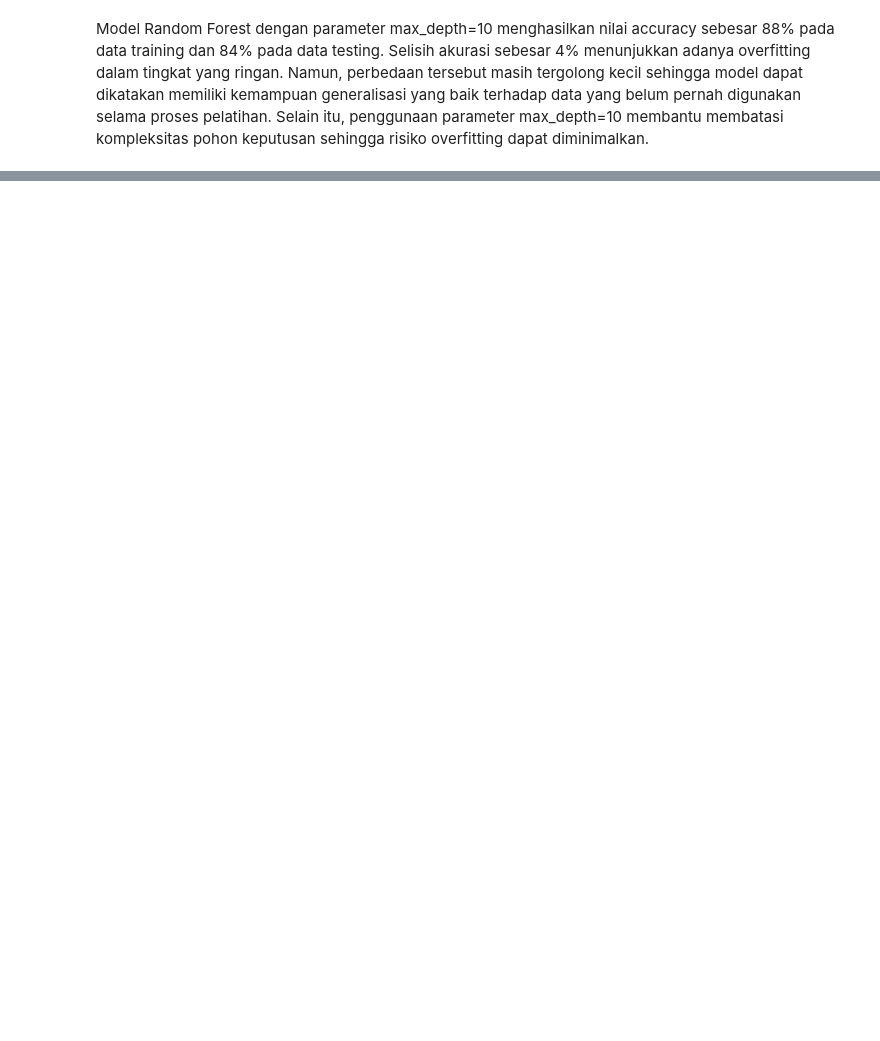
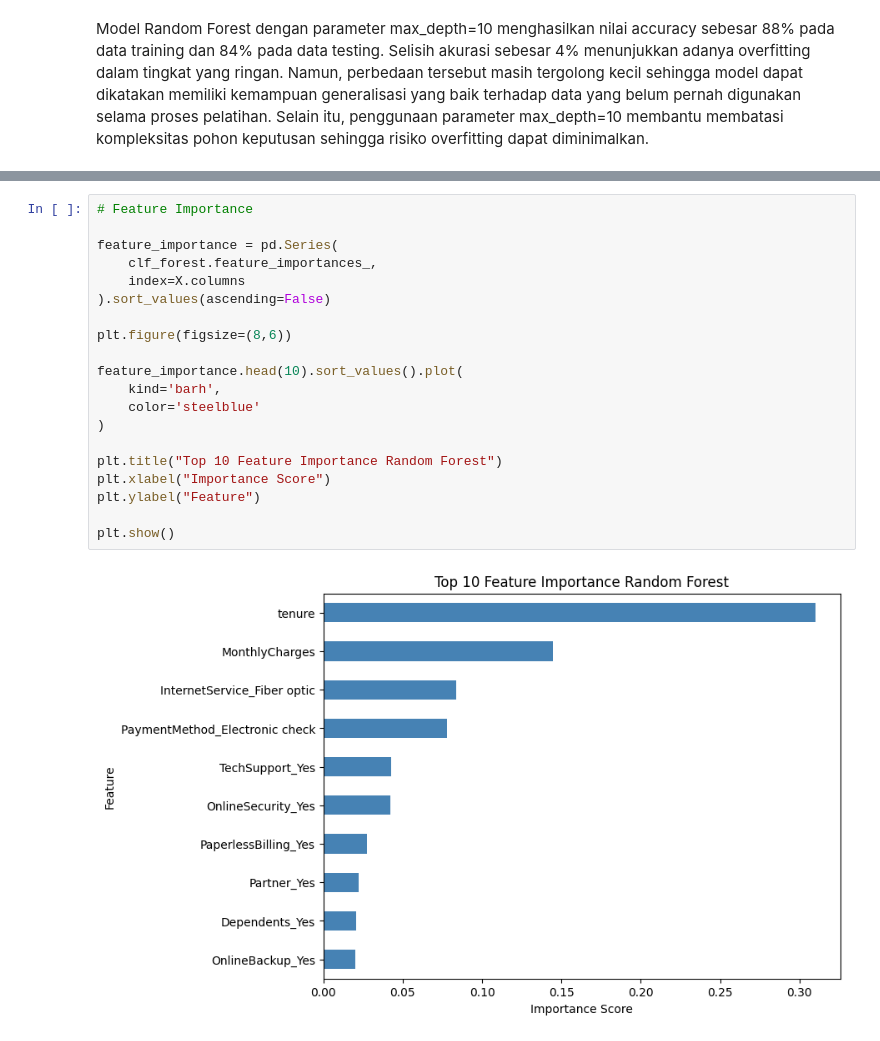
Before and after one commit to najlaalsy/data-mining-project, a Jupyter notebook: rf_git.ipynb, the cells around one changed output, grey strips where cells are left out. Drawn from its saved outputs; the diff is of its cells as text; blank space fills up the shorter version.

```diff
--- a/rf_git.ipynb
+++ b/rf_git.ipynb
@@ -574 +587,23 @@ print(classification_report(y_test, pred_test))
 weighted avg       0.85      0.84      0.84      2070
+# %%
+# Feature Importance
+
+feature_importance = pd.Series(
+    clf_forest.feature_importances_,
+    index=X.columns
+).sort_values(ascending=False)
+
+plt.figure(figsize=(8,6))
+
+feature_importance.head(10).sort_values().plot(
+    kind='barh',
+    color='steelblue'
+)
+
+plt.title("Top 10 Feature Importance Random Forest")
+plt.xlabel("Importance Score")
+plt.ylabel("Feature")
+
+plt.show()
+# %% [output]
+[figure, added]
```
Also changed, not shown: parts of 14 cells of this notebook.
